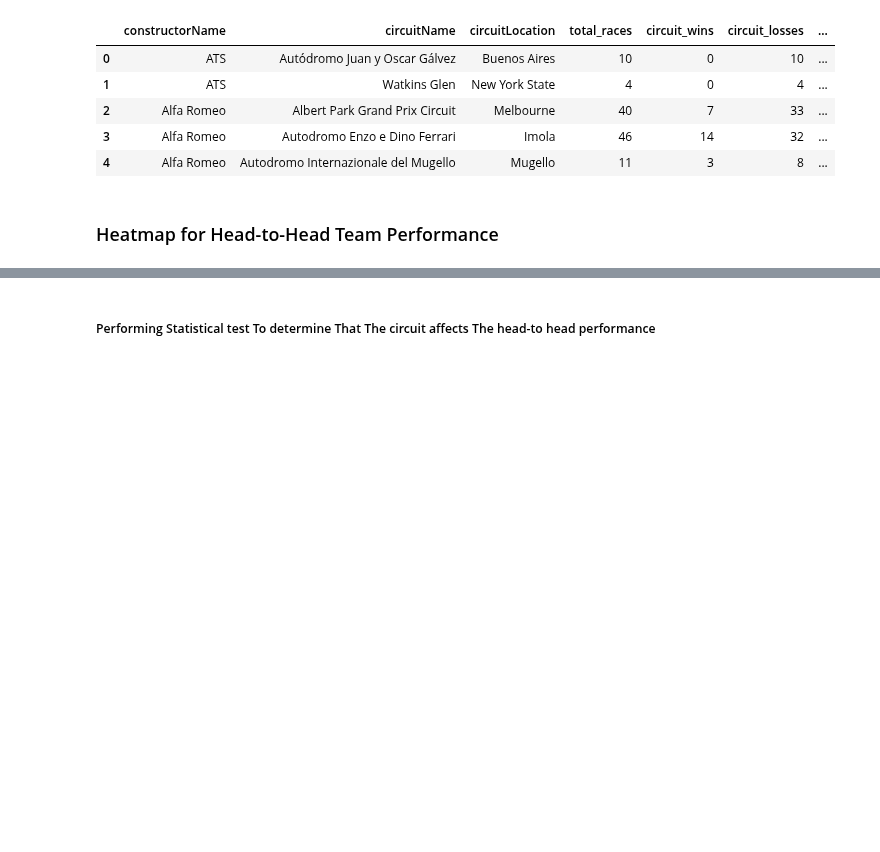
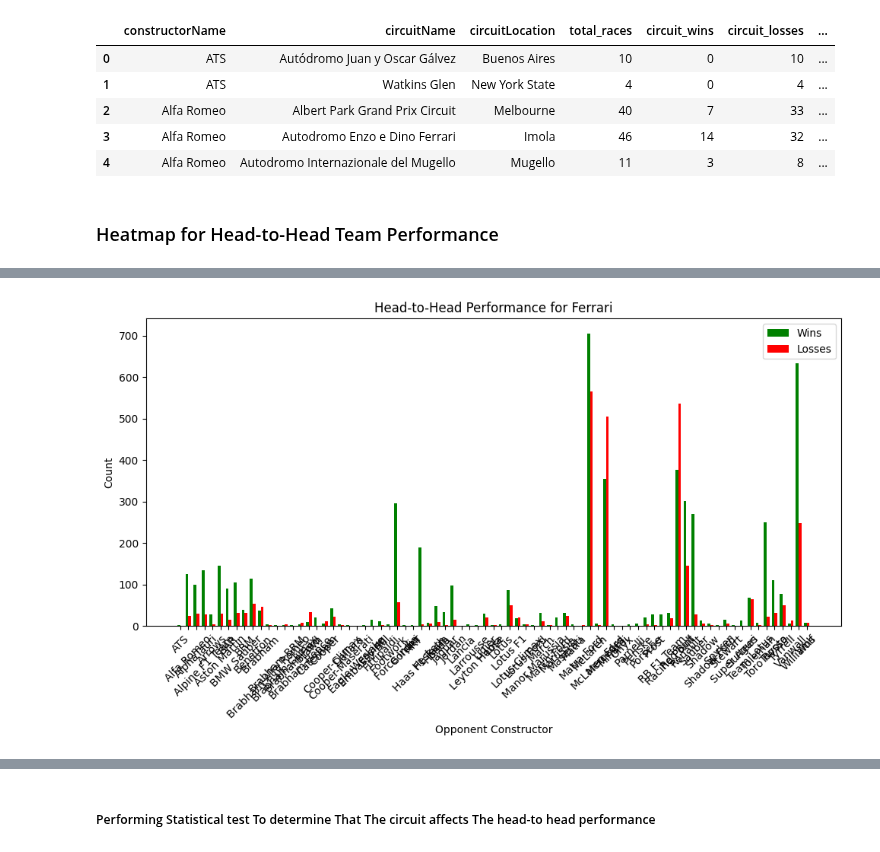
Before and after one commit to yesh-045/Data_Premier_League, a Jupyter notebook: src/models/team_performance_comparsion/model.ipynb, the cells around one changed output, grey strips where cells are left out. Saved outputs shown, nothing was run; the diff lists cells and outputs as text; code cells hidden in the pictures; blank space fills up the shorter version.

```diff
--- a/src/models/team_performance_comparsion/model.ipynb
+++ b/src/models/team_performance_comparsion/model.ipynb
@@ -117,0 +107,21 @@ plt.show()
+# %%
+selected_team = "Ferrari"
+team_data = team_performance[team_performance['constructorName'] == selected_team]
+
+plt.figure(figsize=(10, 6))
+bar_width = 0.35
+x = range(len(team_data))
+
+# Plot wins and losses side by side for each opponent
+plt.bar([p - bar_width/2 for p in x], team_data['wins_against'], width=bar_width, label="Wins", color='green')
+plt.bar([p + bar_width/2 for p in x], team_data['losses_against'], width=bar_width, label="Losses", color='red')
+
+plt.xticks(x, team_data['constructorName_opponent'], rotation=45)
+plt.xlabel("Opponent Constructor")
+plt.ylabel("Count")
+plt.title(f"Head-to-Head Performance for {selected_team}")
+plt.legend()
+plt.tight_layout()
+plt.show()
+# %% [output]
+[figure, added]
```
Also changed, not shown: parts of 6 cells of this notebook.
